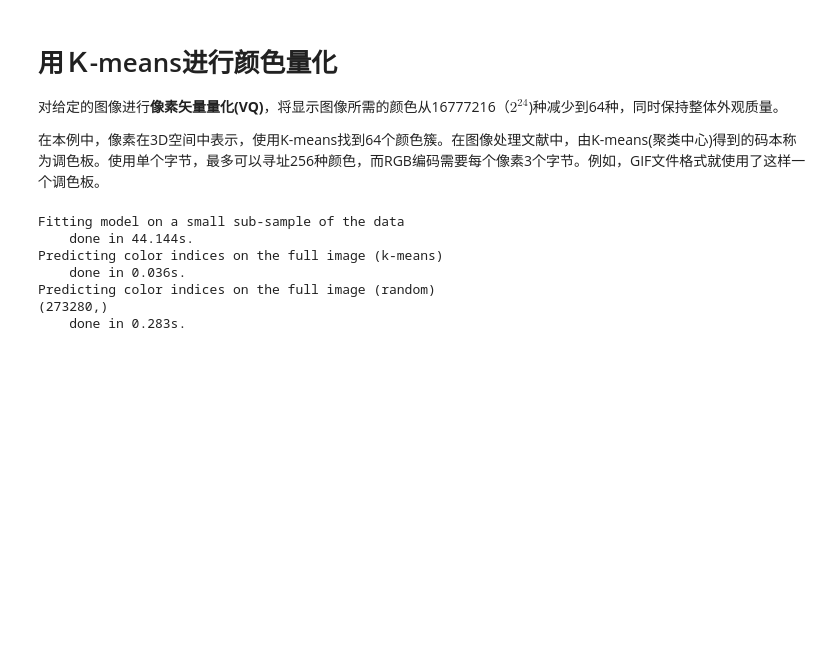
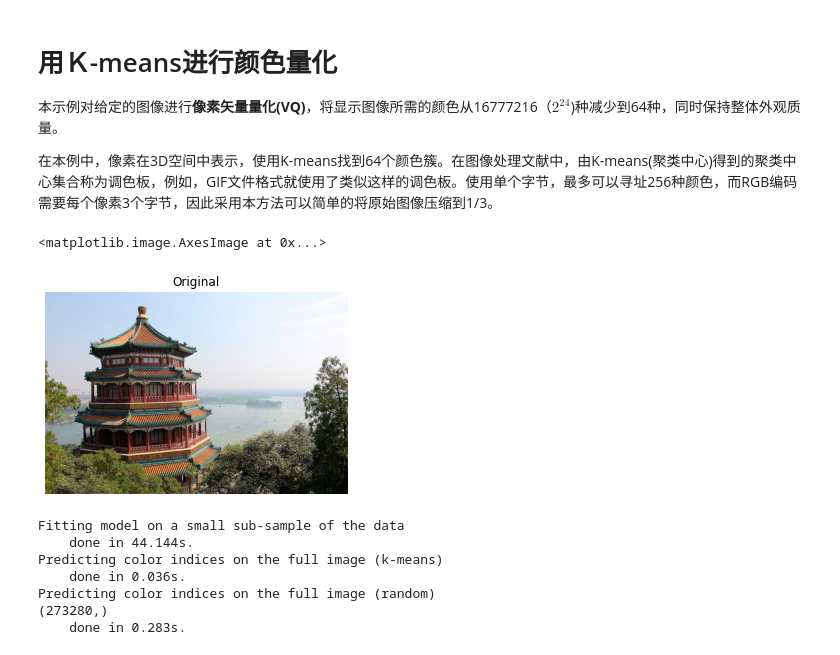
Before and after one commit to bushuhui/machinelearning_notebook, a Jupyter notebook: 3_kmeans/2-kmeans-color-vq.ipynb, the cells around one changed output. Drawn from its saved outputs; the diff is of its cells as text; code cells hidden in the pictures; blank space fills up the shorter version.

Commit message:
Update description of k-means

```diff
--- a/3_kmeans/2-kmeans-color-vq.ipynb
+++ b/3_kmeans/2-kmeans-color-vq.ipynb
@@ -1,10 +1,10 @@
 # %% [markdown]
 # 用Ｋ-means进行颜色量化
 
-对给定的图像进行**像素矢量量化(VQ)**，将显示图像所需的颜色从16777216（$2^{24}$)种减少到64种，同时保持整体外观质量。
+本示例对给定的图像进行**像素矢量量化(VQ)**，将显示图像所需的颜色从16777216（$2^{24}$)种减少到64种，同时保持整体外观质量。
 
 
-在本例中，像素在3D空间中表示，使用K-means找到64个颜色簇。在图像处理文献中，由K-means(聚类中心)得到的码本称为调色板。使用单个字节，最多可以寻址256种颜色，而RGB编码需要每个像素3个字节。例如，GIF文件格式就使用了这样一个调色板。
+在本例中，像素在3D空间中表示，使用K-means找到64个颜色簇。在图像处理文献中，由K-means(聚类中心)得到的聚类中心集合称为调色板，例如，GIF文件格式就使用了类似这样的调色板。使用单个字节，最多可以寻址256种颜色，而RGB编码需要每个像素3个字节，因此采用本方法可以简单的将原始图像压缩到1/3。
 # %%
 %matplotlib inline
 import numpy as np
@@ -14,6 +14,19 @@ from sklearn.metrics import pairwise_distances_argmin
 from sklearn.datasets import load_sample_image
 from sklearn.utils import shuffle
 from time import time
+# %%
+# 加载图像
+img = load_sample_image("china.jpg")
+
+# 原始图像
+plt.figure(1)
+ax = plt.axes([0, 0, 0.7, 0.7])
+plt.axis('off')
+plt.title('Original')
+plt.imshow(img)
+# %% [output]
+<matplotlib.image.AxesImage at 0x...>
+[figure, added]
 # %%
 n_colors = 64
 
```
Also changed, not shown: 2 other files.
